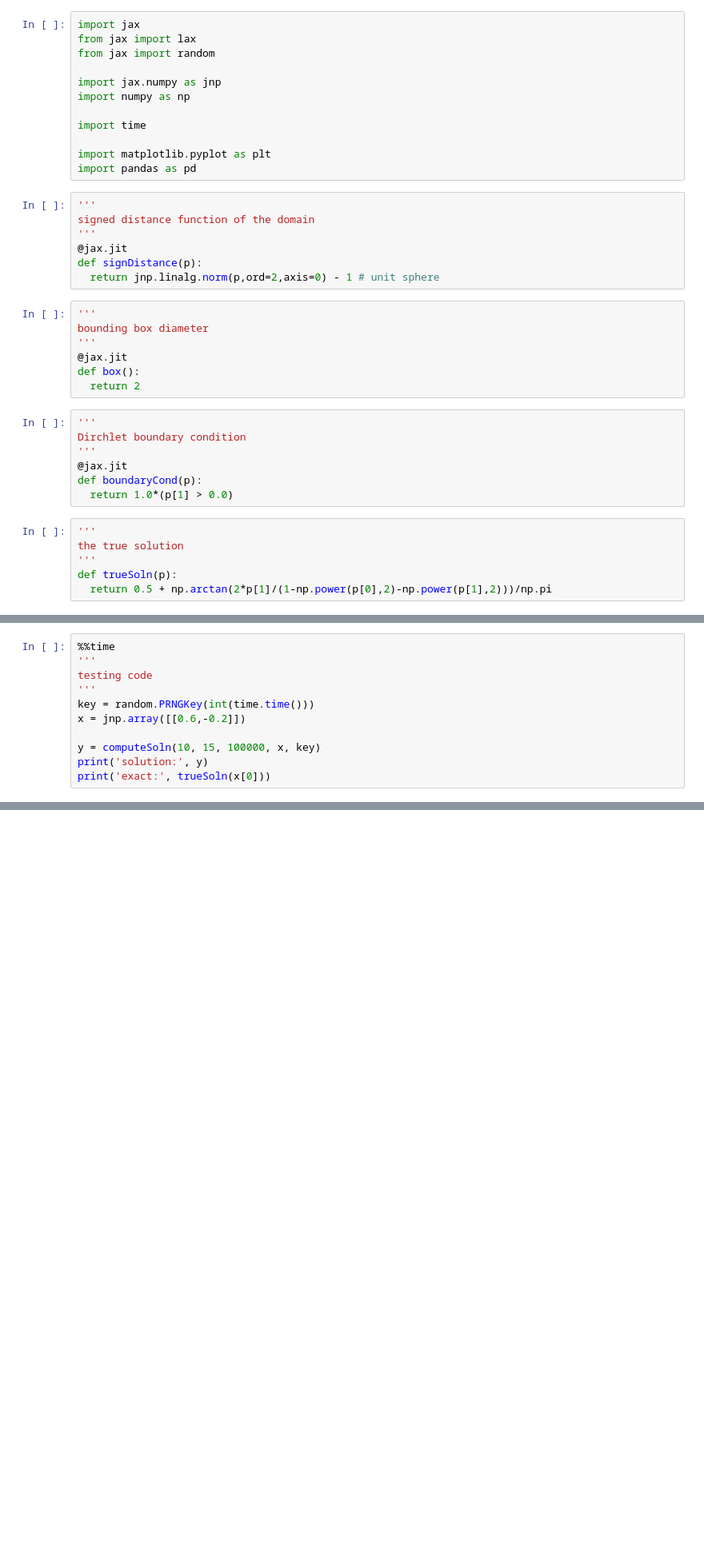
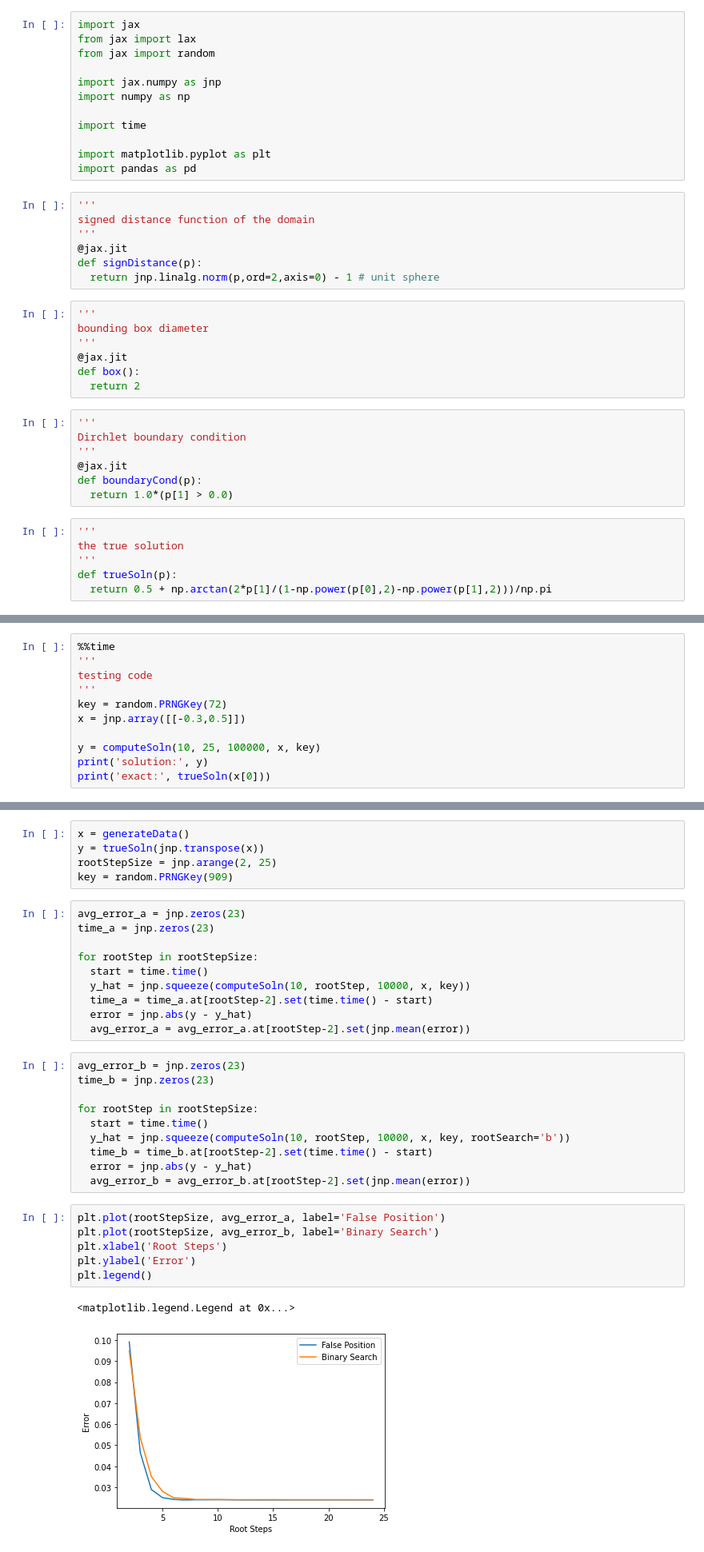
Before and after one commit to AmandinChyba/Project1-Fields-2022, a Jupyter notebook: Walk_on_Boundary_and_BIEM/adamstepWOB.ipynb, the cells around one changed output, grey strips where cells are left out. Shown at 80% size. Drawn from its saved outputs; the diff is of its cells as text; blank space fills up the shorter version.

Commit message:
Get adamstep to work, compare adamstep and binary search

```diff
--- a/Walk_on_Boundary_and_BIEM/adamstepWOB.ipynb
+++ b/Walk_on_Boundary_and_BIEM/adamstepWOB.ipynb
@@ -128,10 +158,10 @@ def computeSoln(t, rootSteps, batches, p, key):
 '''
 testing code
 '''
-key = random.PRNGKey(int(time.time()))
-x = jnp.array([[0.6,-0.2]])
+key = random.PRNGKey(72)
+x = jnp.array([[-0.3,0.5]])
 
-y = computeSoln(10, 15, 100000, x, key)
+y = computeSoln(10, 25, 100000, x, key)
 print('solution:', y)
 print('exact:', trueSoln(x[0]))
 # %% [output]
@@ -141,0 +189,34 @@ Wall time: 35.5 ms
+# %%
+x = generateData()
+y = trueSoln(jnp.transpose(x))
+rootStepSize = jnp.arange(2, 25)
+key = random.PRNGKey(909)
+# %%
+avg_error_a = jnp.zeros(23)
+time_a = jnp.zeros(23)
+
+for rootStep in rootStepSize:
+  start = time.time()
+  y_hat = jnp.squeeze(computeSoln(10, rootStep, 10000, x, key))
+  time_a = time_a.at[rootStep-2].set(time.time() - start)
+  error = jnp.abs(y - y_hat)
+  avg_error_a = avg_error_a.at[rootStep-2].set(jnp.mean(error))
+# %%
+avg_error_b = jnp.zeros(23)
+time_b = jnp.zeros(23)
+
+for rootStep in rootStepSize:
+  start = time.time()
+  y_hat = jnp.squeeze(computeSoln(10, rootStep, 10000, x, key, rootSearch='b'))
+  time_b = time_b.at[rootStep-2].set(time.time() - start)
+  error = jnp.abs(y - y_hat)
+  avg_error_b = avg_error_b.at[rootStep-2].set(jnp.mean(error))
+# %%
+plt.plot(rootStepSize, avg_error_a, label='False Position')
+plt.plot(rootStepSize, avg_error_b, label='Binary Search')
+plt.xlabel('Root Steps')
+plt.ylabel('Error')
+plt.legend()
+# %% [output]
+<matplotlib.legend.Legend at 0x...>
+[figure, added]
```
Also changed, not shown: parts of 10 cells of this notebook.
